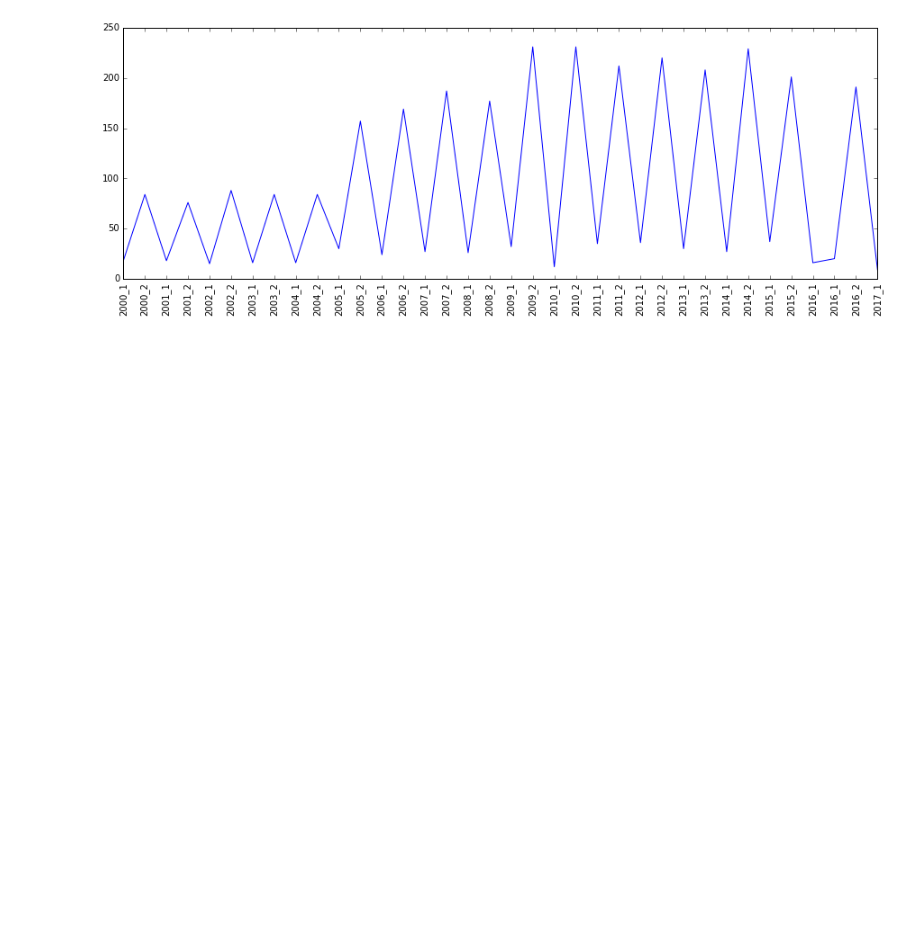
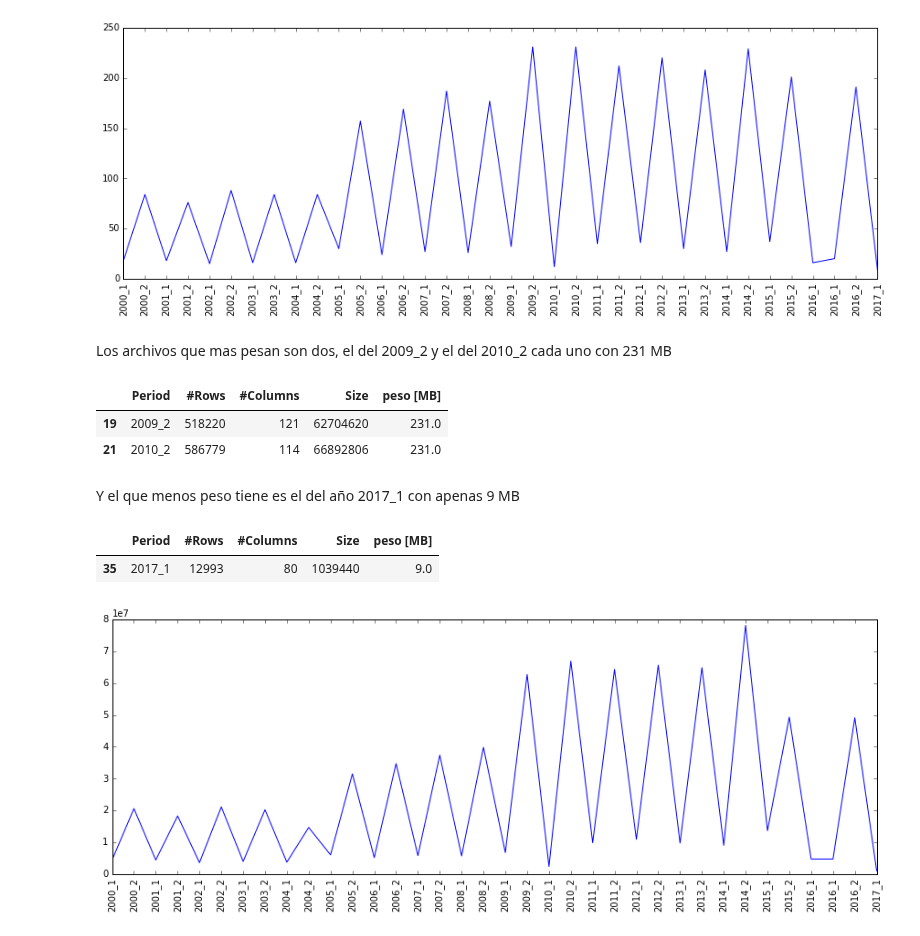
Before and after one commit to AronForero/ICFESProject, a Jupyter notebook: Descriptive_Analisis/Catalogo_Ficheros.ipynb, the cells around one changed output. Cells and saved outputs as stored; diff of their text form; code cells hidden in the pictures; blank space fills up the shorter version.

Commit message:
se creo un archivo .csv que contiene la informacion basica de los archivos, se termino ese pequeño analisis, y ahora queda continuar con la informacion de las columnas

```diff
--- a/Descriptive_Analisis/Catalogo_Ficheros.ipynb
+++ b/Descriptive_Analisis/Catalogo_Ficheros.ipynb
@@ -566,0 +579,2 @@ info_files_d
+# %%
+info_files_final = pd.read_csv("info_files_final.csv", delimiter=";")
@@ -574,5 +597,5 @@ Esto sucede porque en el segundo periodo el examen es presentado por todos los e
 # %%
-xlabel = info_files_d["Period"]
+xlabel = info_files_final["Period"]
 # %%
 xlabel= list(xlabel)
 # %%
@@ -581,3 +604,24 @@ plt.plot(info_files_d["peso [MB]"])
 plt.xticks(np.arange(len(xlabel)), xlabel, rotation=90);
 # %% [output]
 [figure]
+# %% [markdown]
+Los archivos que mas pesan son dos, el del 2009_2 y el del 2010_2 cada uno con 231 MB
+# %%
+info_files_final[info_files_final["peso [MB]"] == np.max(info_files_final["peso [MB]"])]
+# %% [output]
+|  | Period | #Rows | #Columns | Size | peso [MB] |
+| 19 | 2009_2 | 518220 | 121 | 62704620 | 231.0 |
+| 21 | 2010_2 | 586779 | 114 | 66892806 | 231.0 |
+# %% [markdown]
+Y el que menos peso tiene es el del año 2017_1 con apenas 9 MB
+# %%
+info_files_final[info_files_final["peso [MB]"] == np.min(info_files_final["peso [MB]"])]
+# %% [output]
+|  | Period | #Rows | #Columns | Size | peso [MB] |
+| 35 | 2017_1 | 12993 | 80 | 1039440 | 9.0 |
+# %%
+plt.figure(figsize=(15,5))
+plt.plot(info_files_final["Size"])
+plt.xticks(np.arange(len(xlabel)), xlabel, rotation=90);
+# %% [output]
+[figure, added]
```
Also changed, not shown: parts of 27 cells of this notebook, 4 other files.
